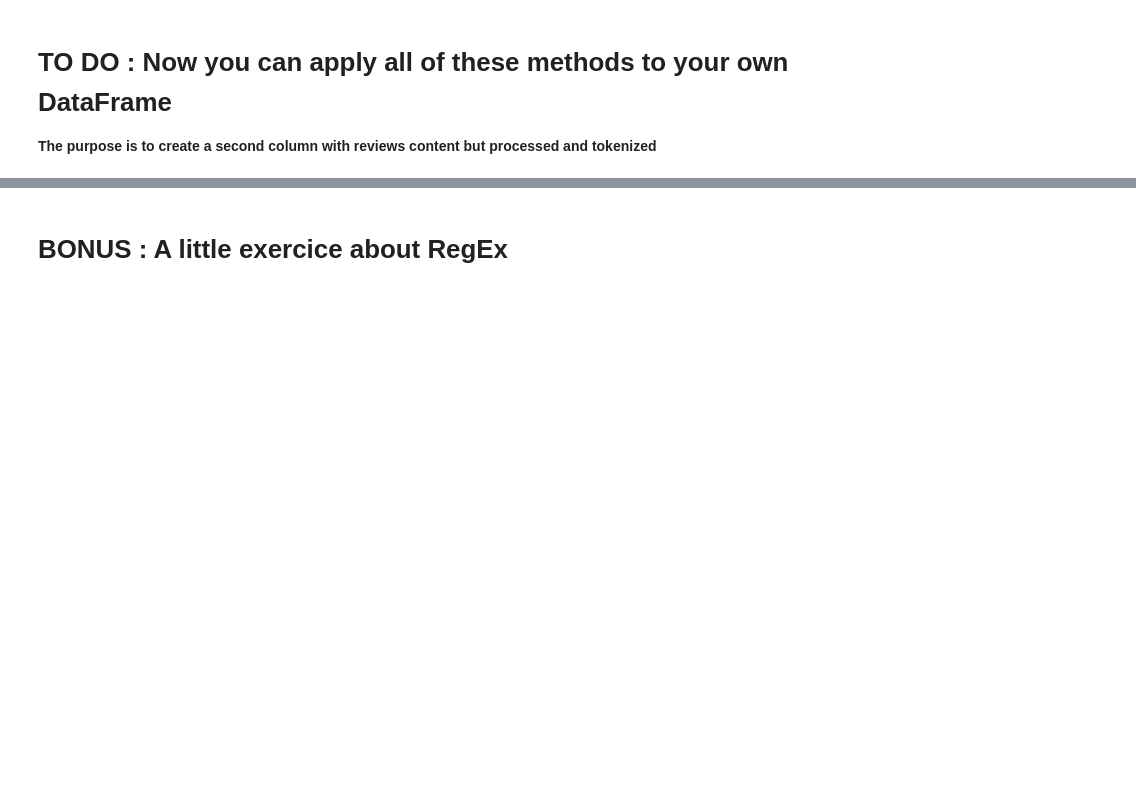
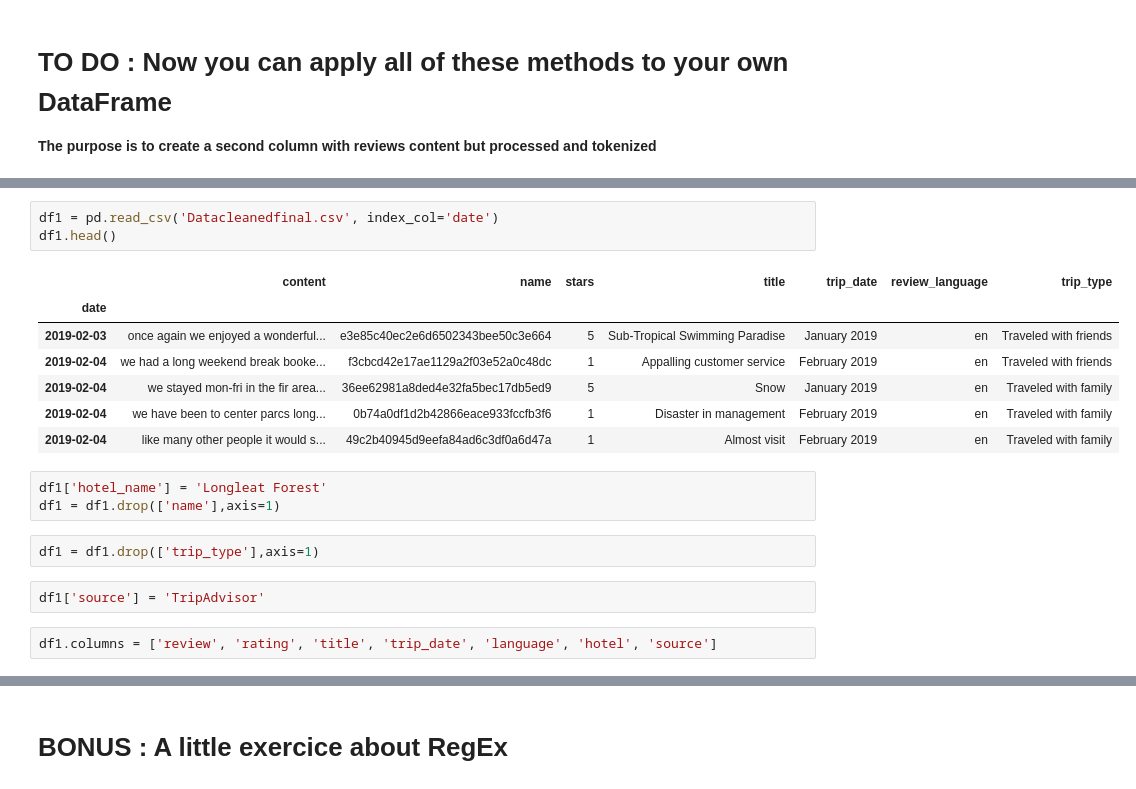
Before and after one commit to ZiggerZZ/CG, a Jupyter notebook: X_HEC_Session_3_Notebook_1_clean_data1.ipynb, the cells around one changed output, grey strips where cells are left out. Saved outputs shown, nothing was run; the diff lists cells and outputs as text; blank space fills up the shorter version.

```diff
--- a/X_HEC_Session_3_Notebook_1_clean_data1.ipynb
+++ b/X_HEC_Session_3_Notebook_1_clean_data1.ipynb
@@ -339,2 +349,22 @@ dfnew.to_csv("Datacleanedfinal.csv", index=True)
 # %% [output]
 (9897, 8)
+# %%
+df1 = pd.read_csv('Datacleanedfinal.csv', index_col='date')
+df1.head()
+# %% [output]
+|  | content | name | stars | title | trip_date | review_language | trip_type |
+| date |  |  |  |  |  |  |  |
+| 2019-02-03 | once again we enjoyed a wonderful... | e3e85c40ec2e6d6502343bee50c3e664 | 5 | Sub-Tropical Swimming Paradise | January 2019 | en | Traveled with friends |
+| 2019-02-04 | we had a long weekend break booke... | f3cbcd42e17ae1129a2f03e52a0c48dc | 1 | Appalling customer service | February 2019 | en | Traveled with friends |
+| 2019-02-04 | we stayed mon-fri in the fir area... | 36ee62981a8ded4e32fa5bec17db5ed9 | 5 | Snow | January 2019 | en | Traveled with family |
+| 2019-02-04 | we have been to center parcs long... | 0b74a0df1d2b42866eace933fccfb3f6 | 1 | Disaster in management | February 2019 | en | Traveled with family |
+| 2019-02-04 | like many other people it would s... | 49c2b40945d9eefa84ad6c3df0a6d47a | 1 | Almost visit | February 2019 | en | Traveled with family |
+# %%
+df1['hotel_name'] = 'Longleat Forest'
+df1 = df1.drop(['name'],axis=1)
+# %%
+df1 = df1.drop(['trip_type'],axis=1)
+# %%
+df1['source'] = 'TripAdvisor'
+# %%
+df1.columns = ['review', 'rating', 'title', 'trip_date', 'language', 'hotel', 'source']
```
Also changed, not shown: parts of 21 cells of this notebook.
